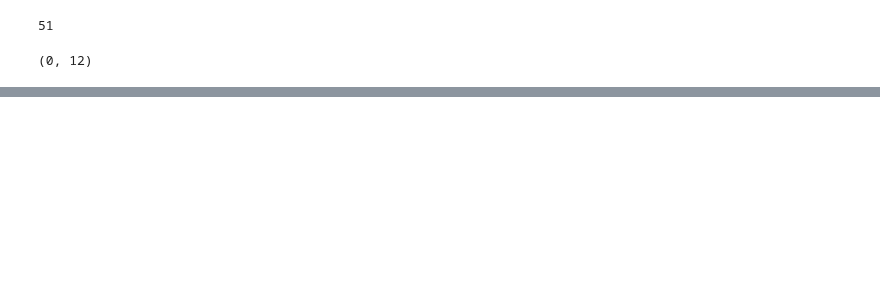
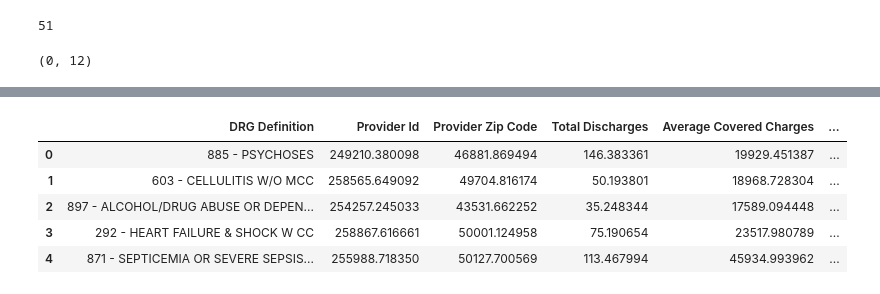
Before and after one commit to emmapstudent/python_projekt, a Jupyter notebook: projekt.ipynb, the cells around one changed output, grey strips where cells are left out. Saved outputs shown, nothing was run; the diff lists cells and outputs as text; code cells hidden in the pictures; blank space fills up the shorter version.

```diff
--- a/projekt.ipynb
+++ b/projekt.ipynb
@@ -80,0 +116,17 @@ Name: Average Medicare Payments, dtype: float64
+# %%
+#Sprawdzamy teraz po chorobach – dla jakich rachunek wystawiony przez szpital bedzie najbardziej zawyzony?
+df_choroby = (
+    df.groupby('DRG Definition')
+      .mean(numeric_only=True)
+      .sort_values(by='Actual Payments as Percentage', ascending=False)
+      .reset_index()
+)
+df_choroby.head()
+#Zrobic zeby tu nie przypisywalo sredniej tylko liste
+# %% [output]
+|  | DRG Definition | Provider Id | Provider Zip Code | Total Discharges | Average Covered Charges | ... |
+| 0 | 885 - PSYCHOSES | 249210.380098 | 46881.869494 | 146.383361 | 19929.451387 | ... |
+| 1 | 603 - CELLULITIS W/O MCC | 258565.649092 | 49704.816174 | 50.193801 | 18968.728304 | ... |
+| 2 | 897 - ALCOHOL/DRUG ABUSE OR DEPEN... | 254257.245033 | 43531.662252 | 35.248344 | 17589.094448 | ... |
+| 3 | 292 - HEART FAILURE & SHOCK W CC | 258867.616661 | 50001.124958 | 75.190654 | 23517.980789 | ... |
+| 4 | 871 - SEPTICEMIA OR SEVERE SEPSIS... | 255988.718350 | 50127.700569 | 113.467994 | 45934.993962 | ... |
```
Also changed, not shown: parts of 14 cells of this notebook, 1 other file.
